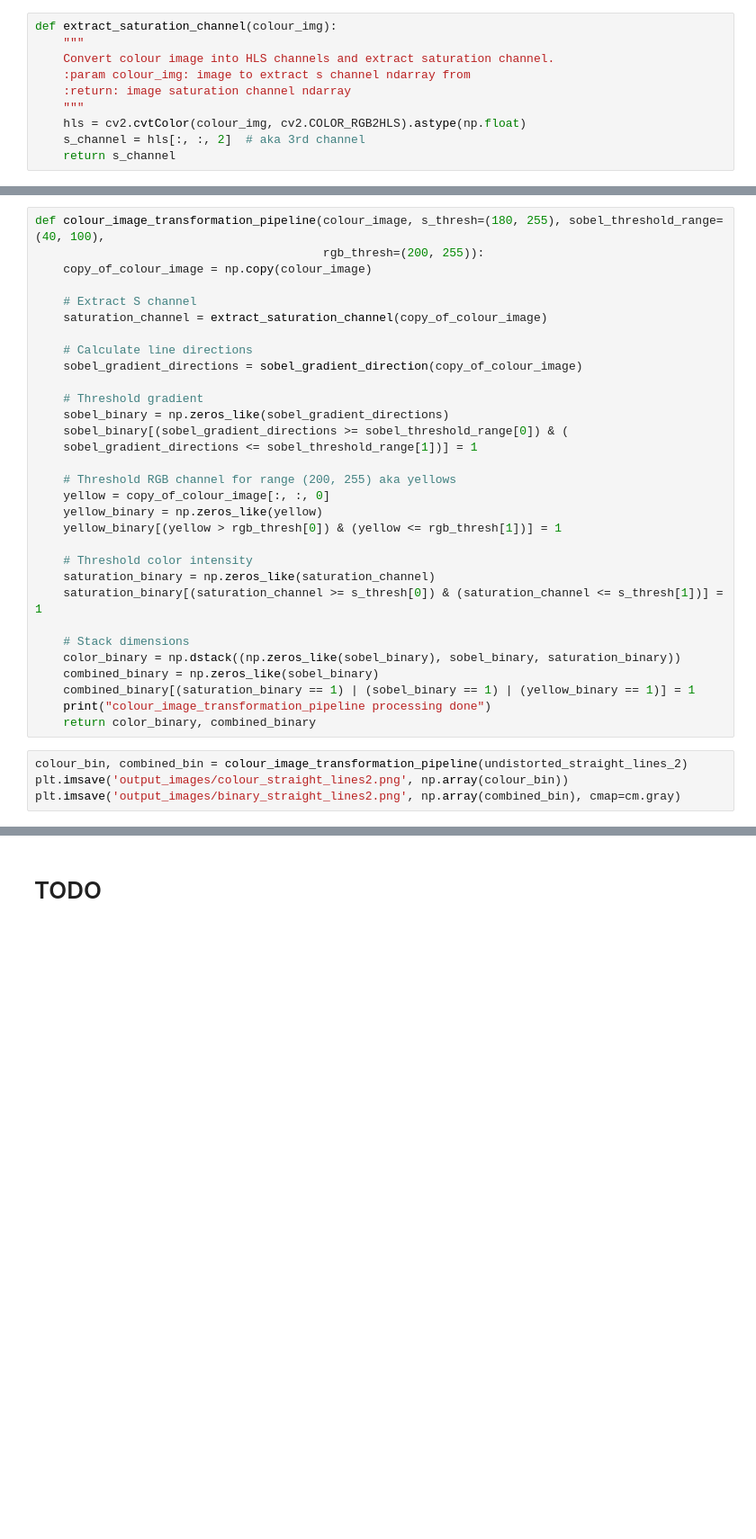
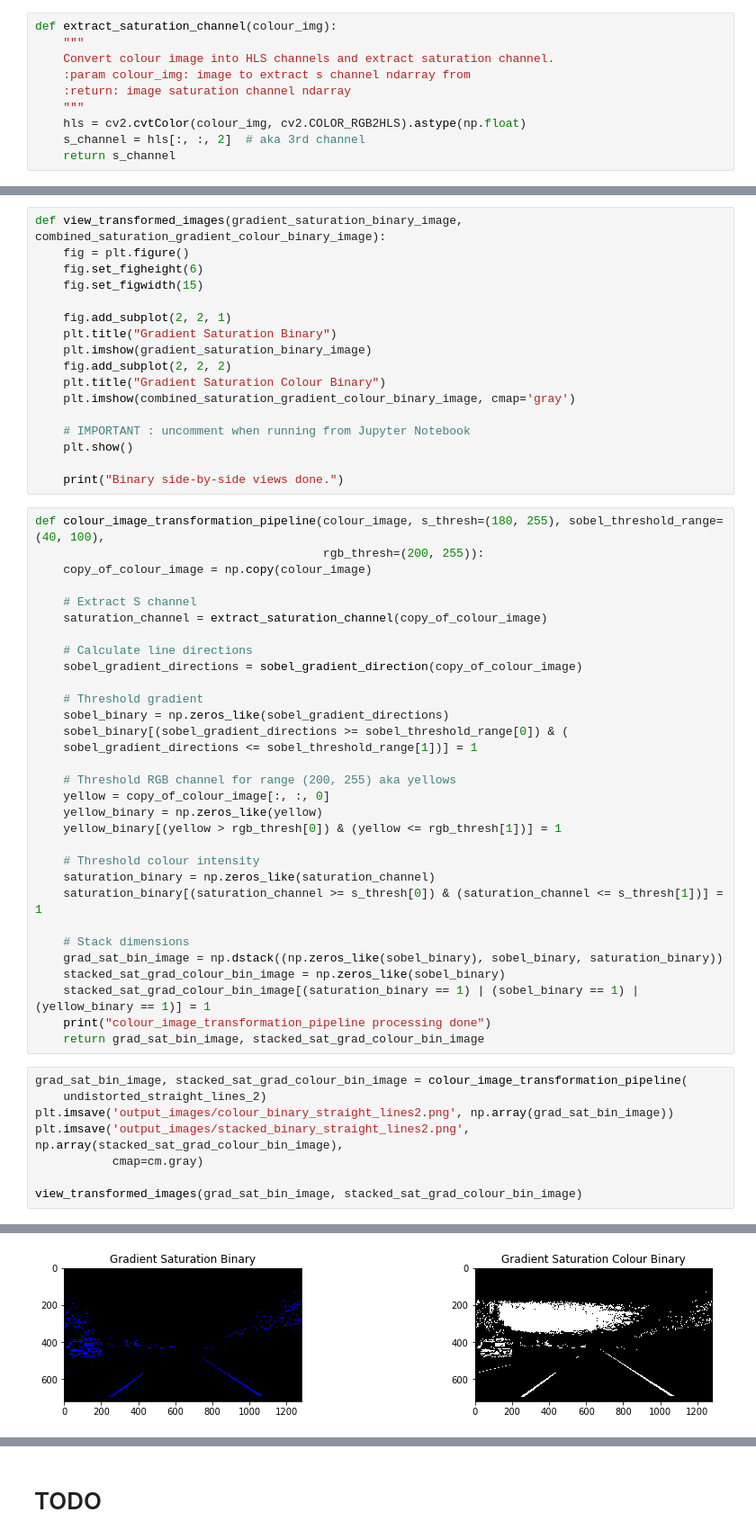
Before and after one commit to wfs/sdc-project-4-advanced-lane-detection, a Jupyter notebook: writeup.ipynb, the cells around one changed output, grey strips where cells are left out. Shown at 90% size. Cells and saved outputs as stored; diff of their text form; blank space fills up the shorter version.

Commit message:
Now step 3 of 8 is done.

```diff
--- a/writeup.ipynb
+++ b/writeup.ipynb
@@ -164,3 +159,20 @@ def sobel_gradient_direction(copy_of_colour_image, sobel_kernel=3):
+# %%
+def view_transformed_images(gradient_saturation_binary_image, combined_saturation_gradient_colour_binary_image):
+    fig = plt.figure()
+    fig.set_figheight(6)
+    fig.set_figwidth(15)
+
+    fig.add_subplot(2, 2, 1)
+    plt.title("Gradient Saturation Binary")
+    plt.imshow(gradient_saturation_binary_image)
+    fig.add_subplot(2, 2, 2)
+    plt.title("Gradient Saturation Colour Binary")
+    plt.imshow(combined_saturation_gradient_colour_binary_image, cmap='gray')
+
+    # IMPORTANT : uncomment when running from Jupyter Notebook
+    plt.show()
+
+    print("Binary side-by-side views done.")
 # %%
 def colour_image_transformation_pipeline(colour_image, s_thresh=(180, 255), sobel_threshold_range=(40, 100),
                                          rgb_thresh=(200, 255)):
@@ -182,19 +194,24 @@ def colour_image_transformation_pipeline(colour_image, s_thresh=(180, 255), sobe
     yellow_binary = np.zeros_like(yellow)
     yellow_binary[(yellow > rgb_thresh[0]) & (yellow <= rgb_thresh[1])] = 1
 
-    # Threshold color intensity
+    # Threshold colour intensity
     saturation_binary = np.zeros_like(saturation_channel)
     saturation_binary[(saturation_channel >= s_thresh[0]) & (saturation_channel <= s_thresh[1])] = 1
 
     # Stack dimensions
-    color_binary = np.dstack((np.zeros_like(sobel_binary), sobel_binary, saturation_binary))
-    combined_binary = np.zeros_like(sobel_binary)
-    combined_binary[(saturation_binary == 1) | (sobel_binary == 1) | (yellow_binary == 1)] = 1
+    grad_sat_bin_image = np.dstack((np.zeros_like(sobel_binary), sobel_binary, saturation_binary))
+    stacked_sat_grad_colour_bin_image = np.zeros_like(sobel_binary)
+    stacked_sat_grad_colour_bin_image[(saturation_binary == 1) | (sobel_binary == 1) | (yellow_binary == 1)] = 1
     print("colour_image_transformation_pipeline processing done")
-    return color_binary, combined_binary
+    return grad_sat_bin_image, stacked_sat_grad_colour_bin_image
 # %%
-colour_bin, combined_bin = colour_image_transformation_pipeline(undistorted_straight_lines_2)
-plt.imsave('output_images/colour_straight_lines2.png', np.array(colour_bin))
-plt.imsave('output_images/binary_straight_lines2.png', np.array(combined_bin), cmap=cm.gray)
+grad_sat_bin_image, stacked_sat_grad_colour_bin_image = colour_image_transformation_pipeline(
+    undistorted_straight_lines_2)
+plt.imsave('output_images/colour_binary_straight_lines2.png', np.array(grad_sat_bin_image))
+plt.imsave('output_images/stacked_binary_straight_lines2.png', np.array(stacked_sat_grad_colour_bin_image),
+           cmap=cm.gray)
+
+view_transformed_images(grad_sat_bin_image, stacked_sat_grad_colour_bin_image)
 # %% [output]
 colour_image_transformation_pipeline processing done
+[figure, added]
```
Also changed, not shown: parts of 6 cells of this notebook, 4 other files.
